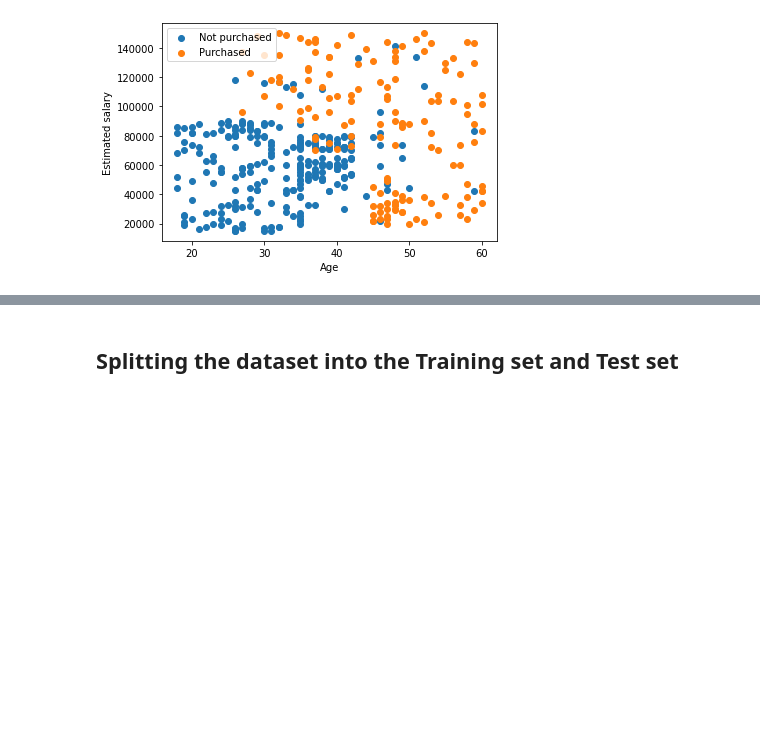
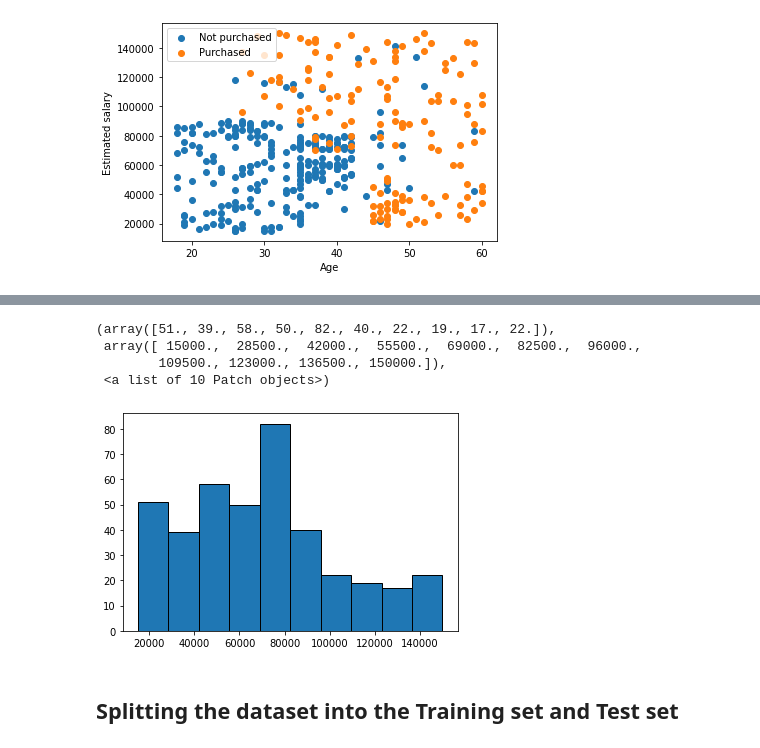
Before and after one commit to MarcoCalbucci/DataAnalytics, a Jupyter notebook: PredictiveModeling/Classification/Examples/SocialNetworkAds_LogisticRegression/social_network_ads.ipynb, the cells around one changed output, grey strips where cells are left out. Saved outputs shown, nothing was run; the diff lists cells and outputs as text; code cells hidden in the pictures; blank space fills up the shorter version.

```diff
--- a/PredictiveModeling/Classification/Examples/SocialNetworkAds_LogisticRegression/social_network_ads.ipynb
+++ b/PredictiveModeling/Classification/Examples/SocialNetworkAds_LogisticRegression/social_network_ads.ipynb
@@ -45,3 +53,12 @@ plt.show()
+# %%
+# EstimatedSalary
+plt.hist(df['EstimatedSalary'], edgecolor='black')
+# %% [output]
+(array([51., 39., 58., 50., 82., 40., 22., 19., 17., 22.]),
+ array([ 15000.,  28500.,  42000.,  55500.,  69000.,  82500.,  96000.,
+        109500., 123000., 136500., 150000.]),
+ <a list of 10 Patch objects>)
+[figure, added]
 # %% [markdown]
 ## Splitting the dataset into the Training set and Test set
 # %%
```
Also changed, not shown: parts of 12 cells of this notebook.
